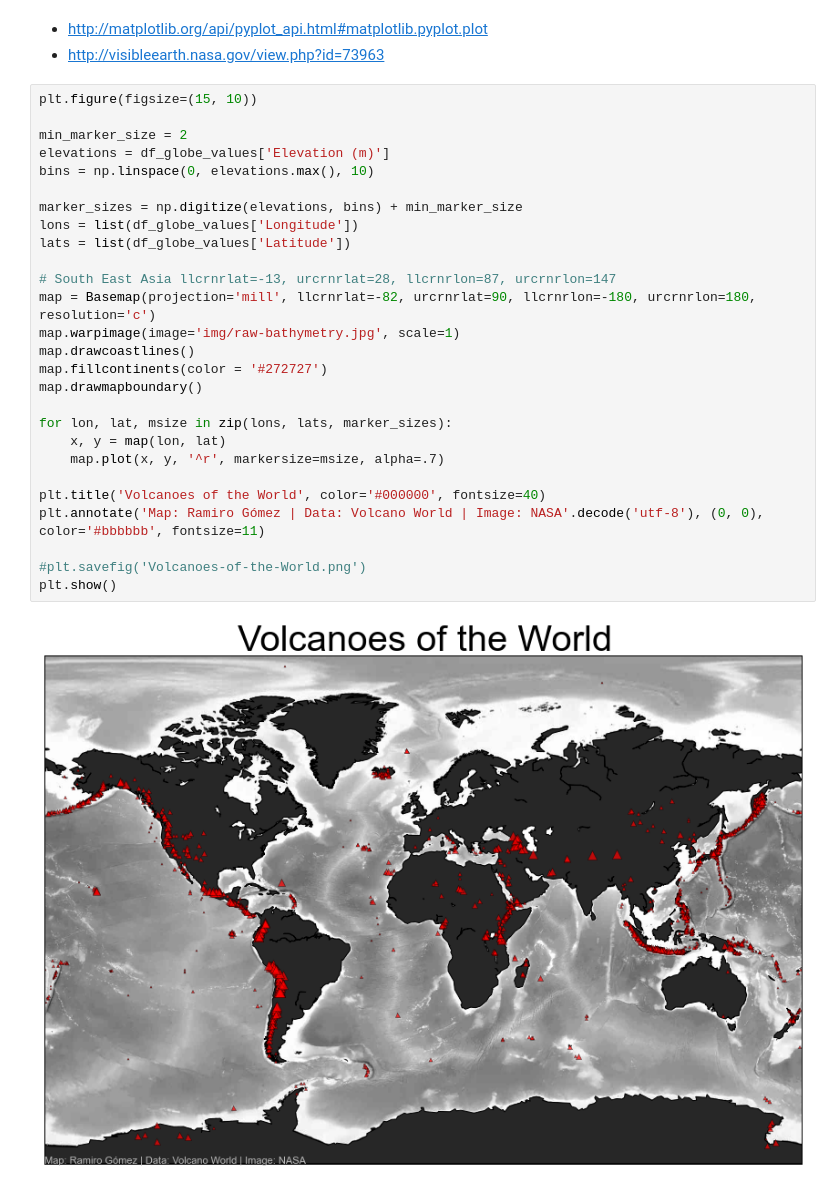
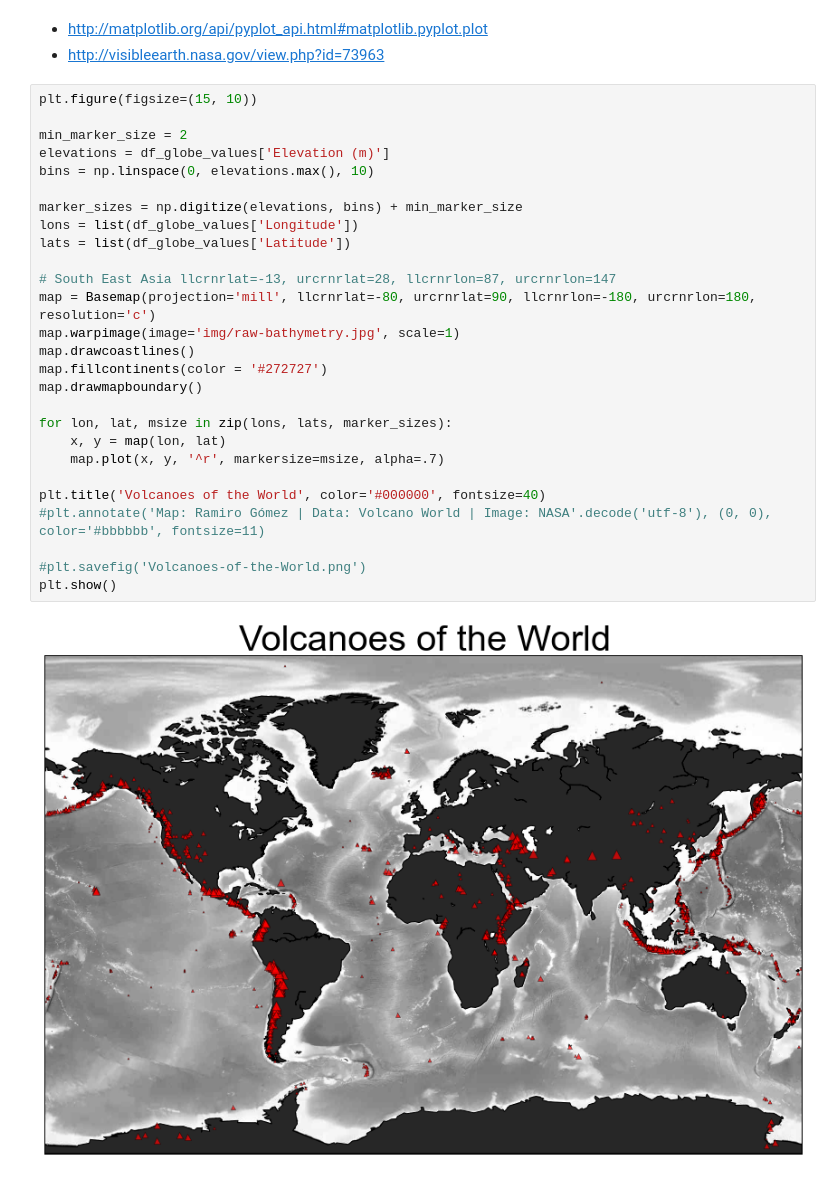
Before and after one commit to yaph/ipython-notebooks, a Jupyter notebook: Volcanoes.ipynb, the cells around one changed output. Saved outputs shown, nothing was run; the diff lists cells and outputs as text.

Commit message:
volcanoes map

```diff
--- a/Volcanoes.ipynb
+++ b/Volcanoes.ipynb
@@ -127,29 +127,29 @@ dtype: int64
 # %%
 plt.figure(figsize=(15, 10))
 
 min_marker_size = 2
 elevations = df_globe_values['Elevation (m)']
 bins = np.linspace(0, elevations.max(), 10)
 
 marker_sizes = np.digitize(elevations, bins) + min_marker_size
 lons = list(df_globe_values['Longitude'])
 lats = list(df_globe_values['Latitude'])
 
 # South East Asia llcrnrlat=-13, urcrnrlat=28, llcrnrlon=87, urcrnrlon=147
-map = Basemap(projection='mill', llcrnrlat=-82, urcrnrlat=90, llcrnrlon=-180, urcrnrlon=180, resolution='c')
+map = Basemap(projection='mill', llcrnrlat=-80, urcrnrlat=90, llcrnrlon=-180, urcrnrlon=180, resolution='c')
 map.warpimage(image='img/raw-bathymetry.jpg', scale=1)
 map.drawcoastlines()
 map.fillcontinents(color = '#272727')
 map.drawmapboundary()
 
 for lon, lat, msize in zip(lons, lats, marker_sizes):
     x, y = map(lon, lat)
     map.plot(x, y, '^r', markersize=msize, alpha=.7)
 
 plt.title('Volcanoes of the World', color='#000000', fontsize=40)
-plt.annotate('Map: Ramiro Gómez | Data: Volcano World | Image: NASA'.decode('utf-8'), (0, 0), color='#bbbbbb', fontsize=11)
+#plt.annotate('Map: Ramiro Gómez | Data: Volcano World | Image: NASA'.decode('utf-8'), (0, 0), color='#bbbbbb', fontsize=11)
 
 #plt.savefig('Volcanoes-of-the-World.png')
 plt.show()
 # %% [output]
-[figure, old version]
+[figure, new version]
```
